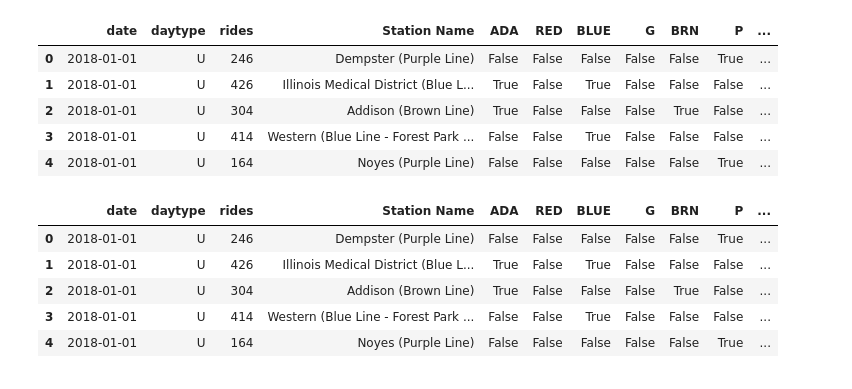
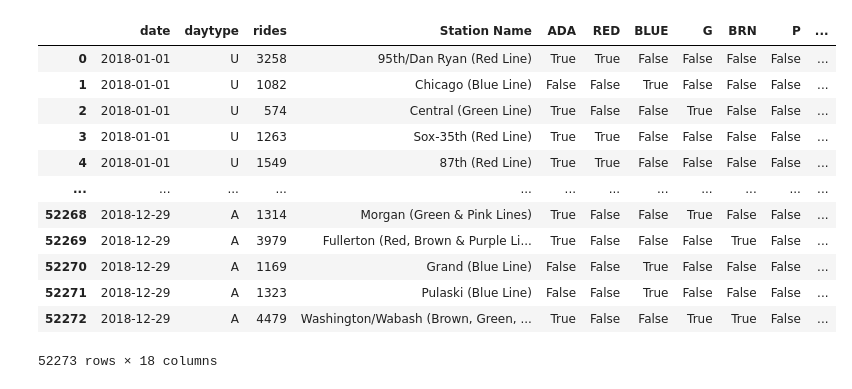
Before and after one commit to cdfencing/Project-I, a Jupyter notebook: Seasonal_ridership.ipynb, the cells around one changed output. Cells and saved outputs as stored; diff of their text form; code cells hidden in the pictures.

Commit message:
seasonality of L rides, weekly

```diff
--- a/Seasonal_ridership.ipynb
+++ b/Seasonal_ridership.ipynb
@@ -19,6 +10,10 @@ L_data.head()
 # %%
-L_data_2018 = L_data.loc[(L_data['date']>= '01-01-2018') & (L_data['date']<= "12-31-2018")]
+#create data frame for 2018 data
+L_data_2018 = L_data.loc[(L_data['date']>= '01-01-2018') & (L_data['date']<= "12-29-2018")]
 L_data_2018.sort_values(by=['date'], inplace = True)
+
+L_data_2018 = L_data_2018.reset_index(drop = True)
+L_data_2018.head()
 # %% [output]
 A value is trying to be set on a copy of a slice from a DataFrame
 
@@ -26,21 +27,17 @@ See the caveats in the documentation: https://pandas.pydata.org/pandas-docs/stab
-# %%
-L_data_2018 = L_data_2018.reset_index(drop = True)
-L_data_2018.head()
-# %% [output]
-|  | date | daytype | rides | Station Name | ADA | RED | BLUE | G | BRN | P | ... |
-| 0 | 2018-01-01 | U | 246 | Dempster (Purple Line) | False | False | False | False | False | True | ... |
-| 1 | 2018-01-01 | U | 426 | Illinois Medical District (Blue L... | True | False | True | False | False | False | ... |
-| 2 | 2018-01-01 | U | 304 | Addison (Brown Line) | True | False | False | False | True | False | ... |
-| 3 | 2018-01-01 | U | 414 | Western (Blue Line - Forest Park ... | False | False | True | False | False | False | ... |
-| 4 | 2018-01-01 | U | 164 | Noyes (Purple Line) | False | False | False | False | False | True | ... |
 # %%
-
-L_data_2018['Week_Number'] = L_data_2018['date'].dt.week
-L_data_2018.head()
+L_data_2018['Week Number'] = L_data_2018['date'].dt.week
+L_data_2018
 # %% [output]
 |  | date | daytype | rides | Station Name | ADA | RED | BLUE | G | BRN | P | ... |
-| 0 | 2018-01-01 | U | 246 | Dempster (Purple Line) | False | False | False | False | False | True | ... |
-| 1 | 2018-01-01 | U | 426 | Illinois Medical District (Blue L... | True | False | True | False | False | False | ... |
-| 2 | 2018-01-01 | U | 304 | Addison (Brown Line) | True | False | False | False | True | False | ... |
-| 3 | 2018-01-01 | U | 414 | Western (Blue Line - Forest Park ... | False | False | True | False | False | False | ... |
-| 4 | 2018-01-01 | U | 164 | Noyes (Purple Line) | False | False | False | False | False | True | ... |
+| 0 | 2018-01-01 | U | 3258 | 95th/Dan Ryan (Red Line) | True | True | False | False | False | False | ... |
+| 1 | 2018-01-01 | U | 1082 | Chicago (Blue Line) | False | False | True | False | False | False | ... |
+| 2 | 2018-01-01 | U | 574 | Central (Green Line) | True | False | False | True | False | False | ... |
+| 3 | 2018-01-01 | U | 1263 | Sox-35th (Red Line) | True | True | False | False | False | False | ... |
+| 4 | 2018-01-01 | U | 1549 | 87th (Red Line) | True | True | False | False | False | False | ... |
+| ... | ... | ... | ... | ... | ... | ... | ... | ... | ... | ... | ... |
+| 52268 | 2018-12-29 | A | 1314 | Morgan (Green & Pink Lines) | True | False | False | True | False | False | ... |
+| 52269 | 2018-12-29 | A | 3979 | Fullerton (Red, Brown & Purple Li... | True | False | False | False | True | False | ... |
+| 52270 | 2018-12-29 | A | 1169 | Grand (Blue Line) | False | False | True | False | False | False | ... |
+| 52271 | 2018-12-29 | A | 1323 | Pulaski (Blue Line) | False | False | True | False | False | False | ... |
+| 52272 | 2018-12-29 | A | 4479 | Washington/Wabash (Brown, Green, ... | True | False | False | True | True | False | ... |
+52273 rows × 18 columns
```
Also changed, not shown: parts of 15 cells of this notebook.
